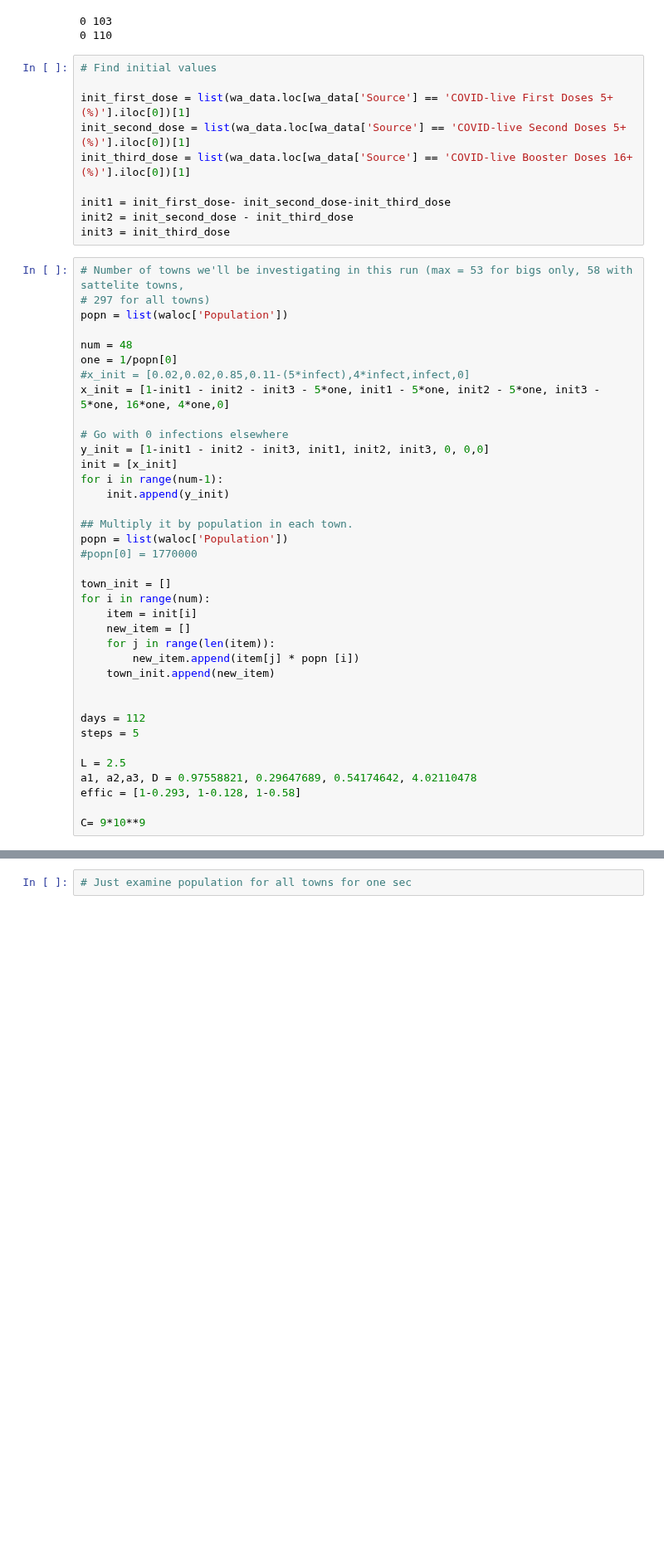
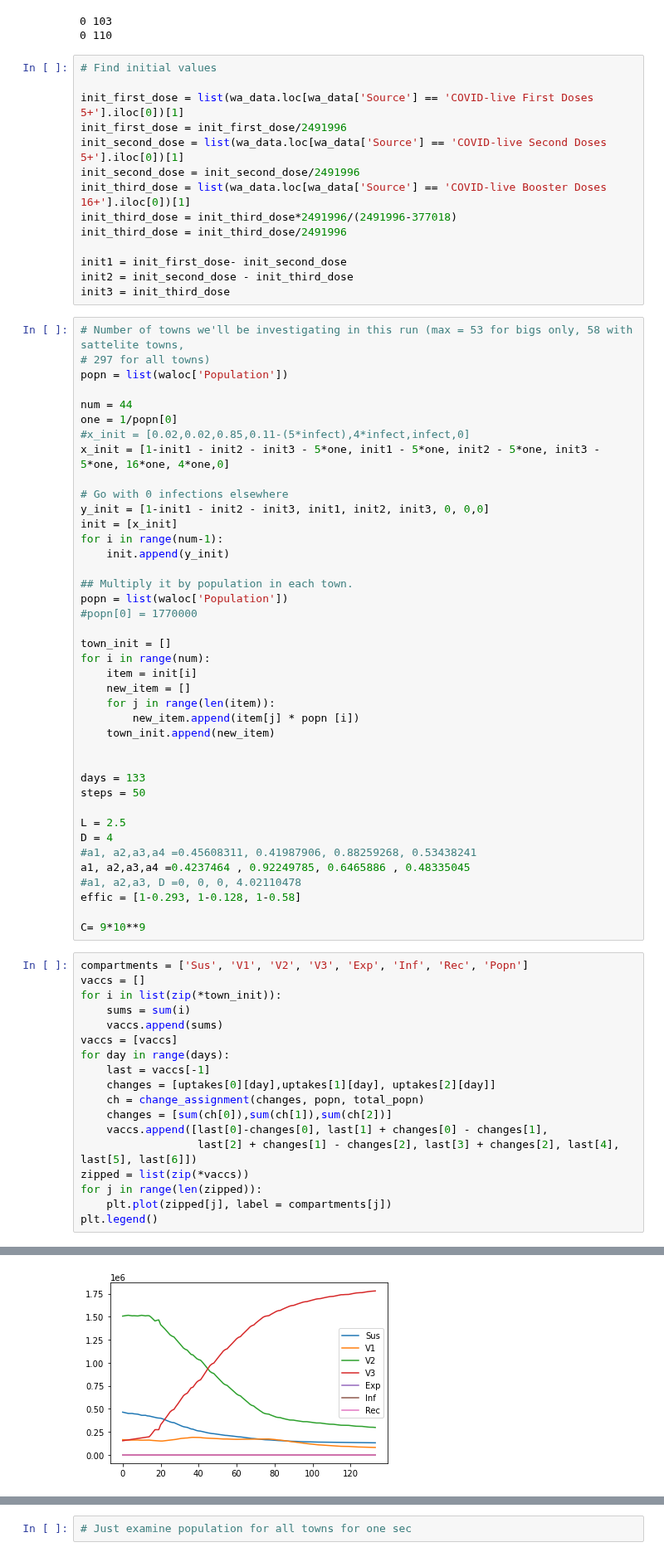
Before and after one commit to yuval-b/covid_thesis, a Jupyter notebook: 7. Continuous Population Compartmental Model.ipynb, the cells around one changed output, grey strips where cells are left out. Shown at 83% size. Saved outputs shown, nothing was run; the diff lists cells and outputs as text; blank space fills up the shorter version.

```diff
--- a/7. Continuous Population Compartmental Model.ipynb
+++ b/7. Continuous Population Compartmental Model.ipynb
@@ -175,11 +205,15 @@ for i in range(len(uptakes)):
 # %%
 # Find initial values
 
-init_first_dose = list(wa_data.loc[wa_data['Source'] == 'COVID-live First Doses 5+ (%)'].iloc[0])[1]
-init_second_dose = list(wa_data.loc[wa_data['Source'] == 'COVID-live Second Doses 5+ (%)'].iloc[0])[1]
-init_third_dose = list(wa_data.loc[wa_data['Source'] == 'COVID-live Booster Doses 16+ (%)'].iloc[0])[1]
+init_first_dose = list(wa_data.loc[wa_data['Source'] == 'COVID-live First Doses 5+'].iloc[0])[1]
+init_first_dose = init_first_dose/2491996
+init_second_dose = list(wa_data.loc[wa_data['Source'] == 'COVID-live Second Doses 5+'].iloc[0])[1]
+init_second_dose = init_second_dose/2491996
+init_third_dose = list(wa_data.loc[wa_data['Source'] == 'COVID-live Booster Doses 16+'].iloc[0])[1]
+init_third_dose = init_third_dose*2491996/(2491996-377018)
+init_third_dose = init_third_dose/2491996
 
-init1 = init_first_dose- init_second_dose-init_third_dose
+init1 = init_first_dose- init_second_dose
 init2 = init_second_dose - init_third_dose
 init3 = init_third_dose
 # %%
@@ -187,7 +221,7 @@ init3 = init_third_dose
 # 297 for all towns)
 popn = list(waloc['Population'])
 
-num = 48
+num = 44
 one = 1/popn[0]
 #x_init = [0.02,0.02,0.85,0.11-(5*infect),4*infect,infect,0]
 x_init = [1-init1 - init2 - init3 - 5*one, init1 - 5*one, init2 - 5*one, init3 - 5*one, 16*one, 4*one,0]
@@ -211,11 +245,33 @@ for i in range(num):
     town_init.append(new_item)
 
 
-days = 112
-steps = 5
+days = 133
+steps = 50
 
 L = 2.5
-a1, a2,a3, D = 0.97558821, 0.29647689, 0.54174642, 4.02110478
+D = 4
+#a1, a2,a3,a4 =0.45608311, 0.41987906, 0.88259268, 0.53438241
+a1, a2,a3,a4 =0.4237464 , 0.92249785, 0.6465886 , 0.48335045
+#a1, a2,a3, D =0, 0, 0, 4.02110478
 effic = [1-0.293, 1-0.128, 1-0.58]
 
 C= 9*10**9
+# %%
+compartments = ['Sus', 'V1', 'V2', 'V3', 'Exp', 'Inf', 'Rec', 'Popn']
+vaccs = []
+for i in list(zip(*town_init)):
+    sums = sum(i)
+    vaccs.append(sums)
+vaccs = [vaccs]
+for day in range(days):
+    last = vaccs[-1]
+    changes = [uptakes[0][day],uptakes[1][day], uptakes[2][day]]
+    ch = change_assignment(changes, popn, total_popn)
+    changes = [sum(ch[0]),sum(ch[1]),sum(ch[2])]
+    vaccs.append([last[0]-changes[0], last[1] + changes[0] - changes[1],
+                  last[2] + changes[1] - changes[2], last[3] + changes[2], last[4], last[5], last[6]])
+zipped = list(zip(*vaccs))
+for j in range(len(zipped)):
+    plt.plot(zipped[j], label = compartments[j])
+plt.legend()
+# %% [output]
@@ -222,3 +279,4 @@ C= 9*10**9
+[figure, added]
 # %%
 params = [a1, 1/L, 1/D]
 
```
Also changed, not shown: parts of 25 cells of this notebook.
